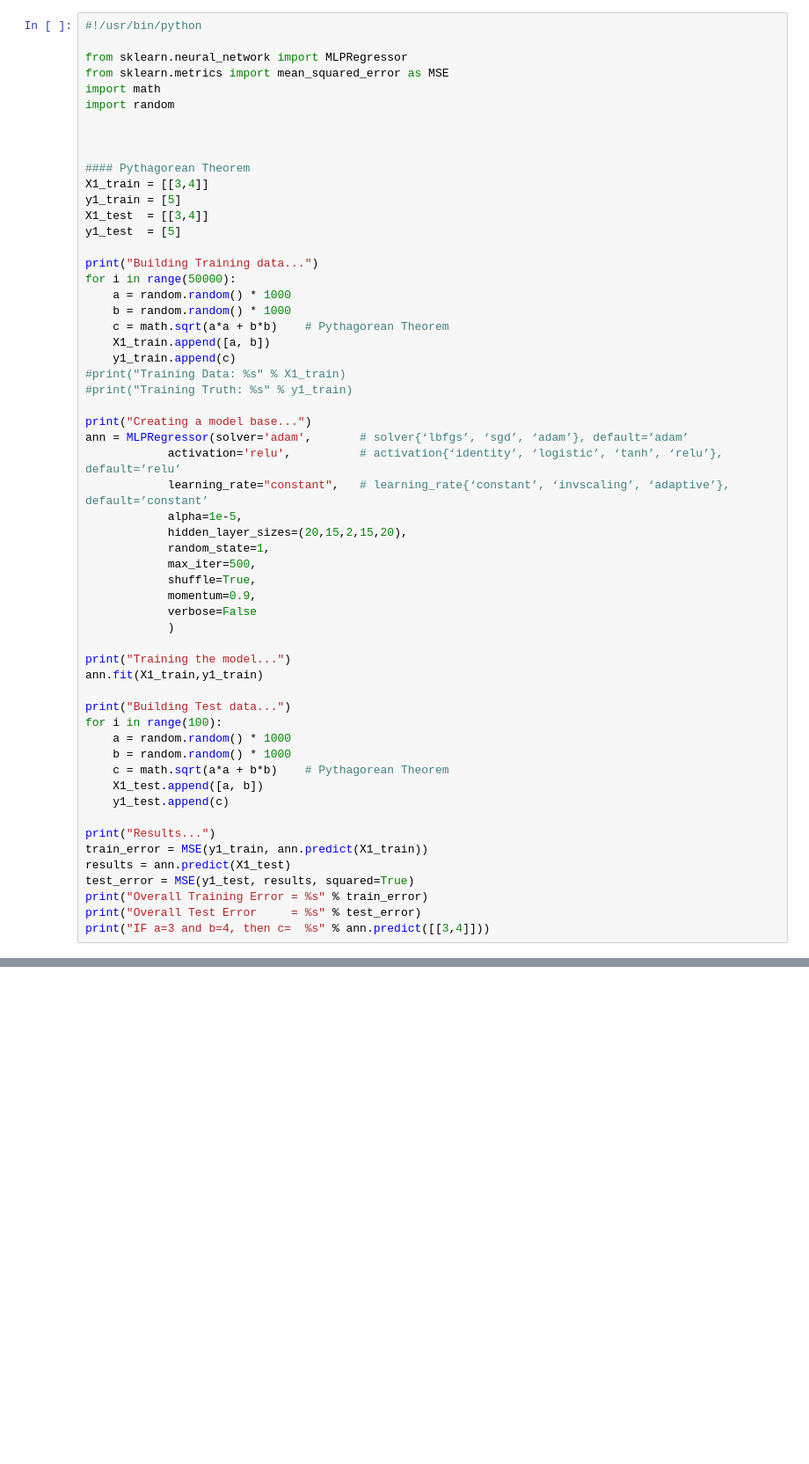
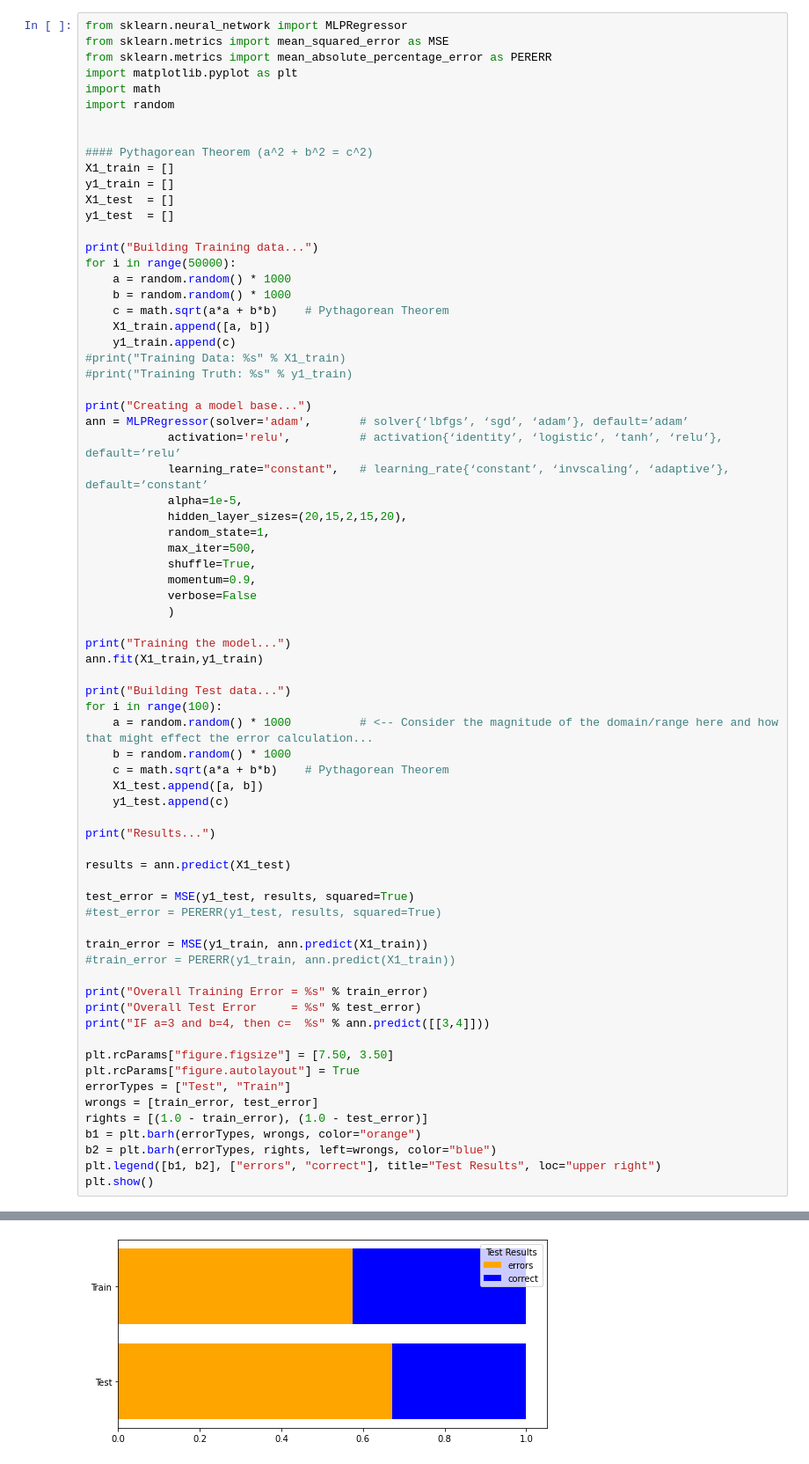
Before and after one commit to bigfastdata/MLTrainingCourse, a Jupyter notebook: WSG2022Spring/NeuralNetworks.ipynb, the cells around one changed output, grey strips where cells are left out. Shown at 88% size. Saved outputs shown, nothing was run; the diff lists cells and outputs as text; blank space fills up the shorter version.

Commit message:
Add files via upload
Moved Sandbox, NN, and updated WeekOne files to right folder

```diff
--- a/WSG2022Spring/NeuralNetworks.ipynb
+++ b/WSG2022Spring/NeuralNetworks.ipynb
@@ -1,18 +214,17 @@
 # %%
-#!/usr/bin/python
-
 from sklearn.neural_network import MLPRegressor
 from sklearn.metrics import mean_squared_error as MSE
+from sklearn.metrics import mean_absolute_percentage_error as PERERR
+import matplotlib.pyplot as plt
 import math
 import random
 
 
-
-#### Pythagorean Theorem
-X1_train = [[3,4]]
-y1_train = [5]
-X1_test  = [[3,4]]
-y1_test  = [5]
+#### Pythagorean Theorem (a^2 + b^2 = c^2)
+X1_train = []
+y1_train = []
+X1_test  = []
+y1_test  = []
 
 print("Building Training data...")
 for i in range(50000):
@@ -42,16 +254,33 @@ ann.fit(X1_train,y1_train)
 
 print("Building Test data...")
 for i in range(100):
-    a = random.random() * 1000
+    a = random.random() * 1000          # <-- Consider the magnitude of the domain/range here and how that might effect the error calculation...
     b = random.random() * 1000
     c = math.sqrt(a*a + b*b)    # Pythagorean Theorem
     X1_test.append([a, b])
     y1_test.append(c)
 
 print("Results...")
+
+results = ann.predict(X1_test)
+
+test_error = MSE(y1_test, results, squared=True)
+#test_error = PERERR(y1_test, results, squared=True)
+
 train_error = MSE(y1_train, ann.predict(X1_train))
-results = ann.predict(X1_test)
-test_error = MSE(y1_test, results, squared=True)
+#train_error = PERERR(y1_train, ann.predict(X1_train))
+
 print("Overall Training Error = %s" % train_error)
 print("Overall Test Error     = %s" % test_error)
 print("IF a=3 and b=4, then c=  %s" % ann.predict([[3,4]]))
+
+plt.rcParams["figure.figsize"] = [7.50, 3.50]
+plt.rcParams["figure.autolayout"] = True
+errorTypes = ["Test", "Train"]
+wrongs = [train_error, test_error]
+rights = [(1.0 - train_error), (1.0 - test_error)]
+b1 = plt.barh(errorTypes, wrongs, color="orange")
+b2 = plt.barh(errorTypes, rights, left=wrongs, color="blue")
+plt.legend([b1, b2], ["errors", "correct"], title="Test Results", loc="upper right")
+plt.show()
+# %% [output]
@@ -57,0 +295 @@ print("IF a=3 and b=4, then c=  %s" % ann.predict([[3,4]]))
+[figure, added]
```
Also changed, not shown: parts of 12 cells of this notebook, 2 other files.
